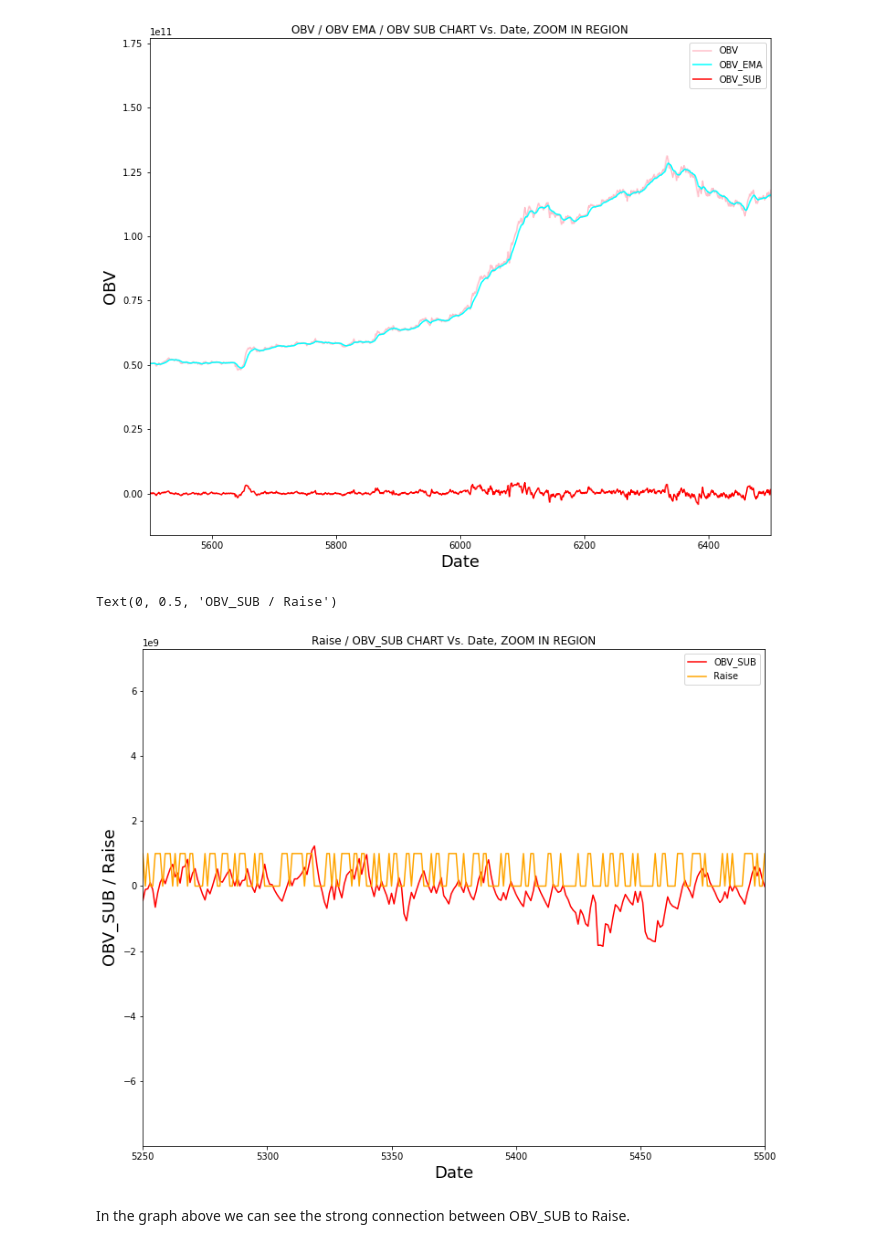
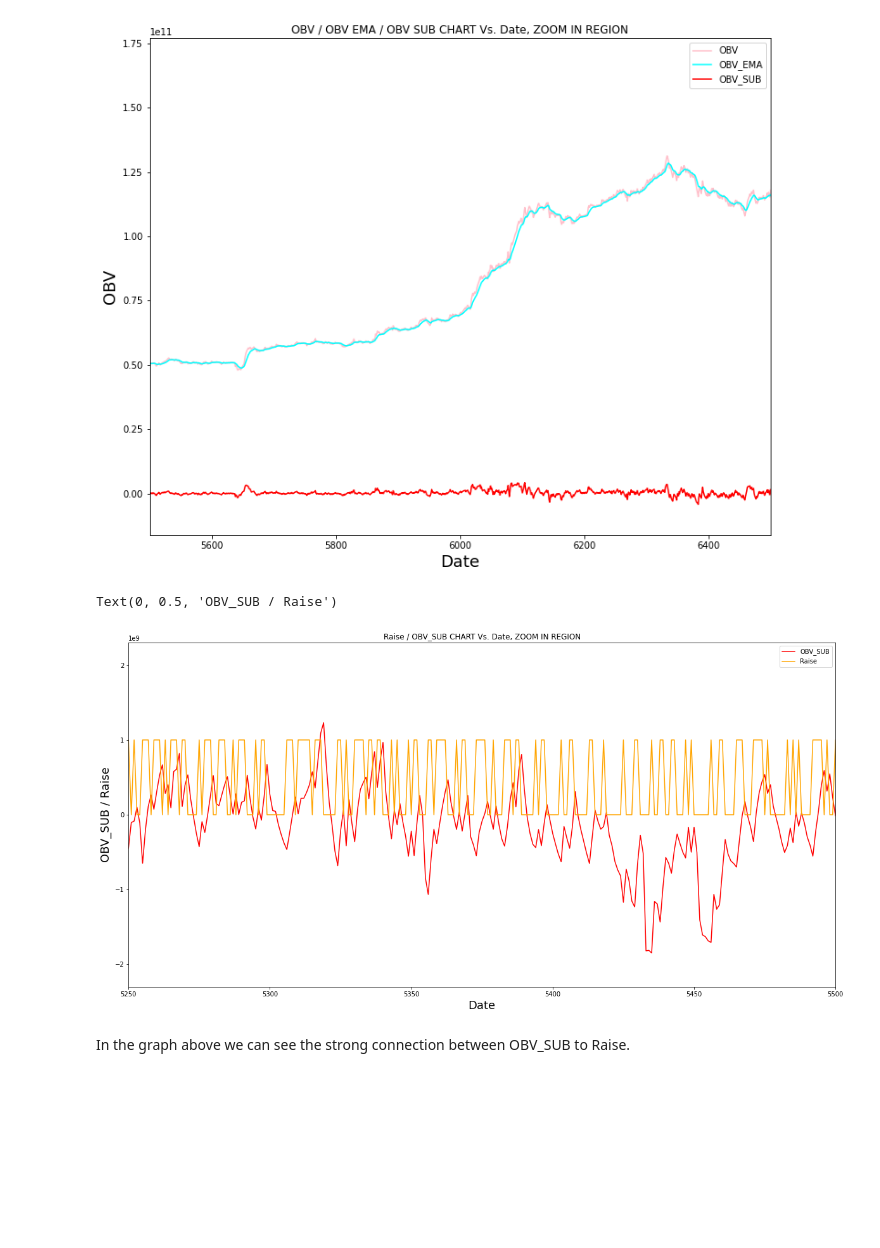
Before and after one commit to GilSasson/AI-DM, a Jupyter notebook: StocksFinalProject.ipynb, the cells around one changed output. Saved outputs shown, nothing was run; the diff lists cells and outputs as text; code cells hidden in the pictures; blank space fills up the shorter version.

```diff
--- a/StocksFinalProject.ipynb
+++ b/StocksFinalProject.ipynb
@@ -132,13 +136,12 @@ Mid = (High+Low)/2.0
 Close = df['Close'].to_numpy()
 Open = df['Open'].to_numpy()
 Volume = df['Volume'].to_numpy()
-COS = abs(Close-Open) #Close-Open Substraction
 df.insert(2, "Mid", Mid, True)
-df.insert(2, "COS", Mid, True)
 df['RSI_10'] = computeRSI(df['Adj Close'], 10)
 df['SMA_10'] = movingaverage(df['Adj Close'], 10)
 df['RSI_3'] = computeRSI(df['Adj Close'], 3)
 df['SMA_3'] = movingaverage(df['Adj Close'], 3)
+df['SMA_SUB'] = df['SMA_10']-df['SMA_3']
 # %% [markdown]
 At the beginning of the dataframe there are no RSI values calculated, since we need to calculate them using sufficient time window (14 days), let us get rid of the NaN values!
 # %%
@@ -199,17 +234,18 @@ Text(0, 0.5, 'OBV')
 [figure]
 # %%
 #graphing OBV_SUB vs Raise.
-plt.figure(figsize=(12.2,10))
+plt.figure(figsize=(20,10))
 plt.title('Raise / OBV_SUB CHART Vs. Date, ZOOM IN REGION')
 plt.plot(df['OBV_SUB'], label='OBV_SUB', color='red')
 plt.plot(df['Raise']*1000000000, label='Raise', color='orange')
 plt.xlim(5250,5500)
+plt.ylim(-2300000000,2300000000)
 plt.legend(loc='best')
 plt.xlabel('Date', fontsize=18)
 plt.ylabel('OBV_SUB / Raise', fontsize = 18)
 # %% [output]
 Text(0, 0.5, 'OBV_SUB / Raise')
-[figure, old version]
+[figure, new version]
 # %% [markdown]
 In the graph above we can see the strong connection between OBV_SUB to Raise.
 # %%
```
Also changed, not shown: parts of 38 cells of this notebook.
